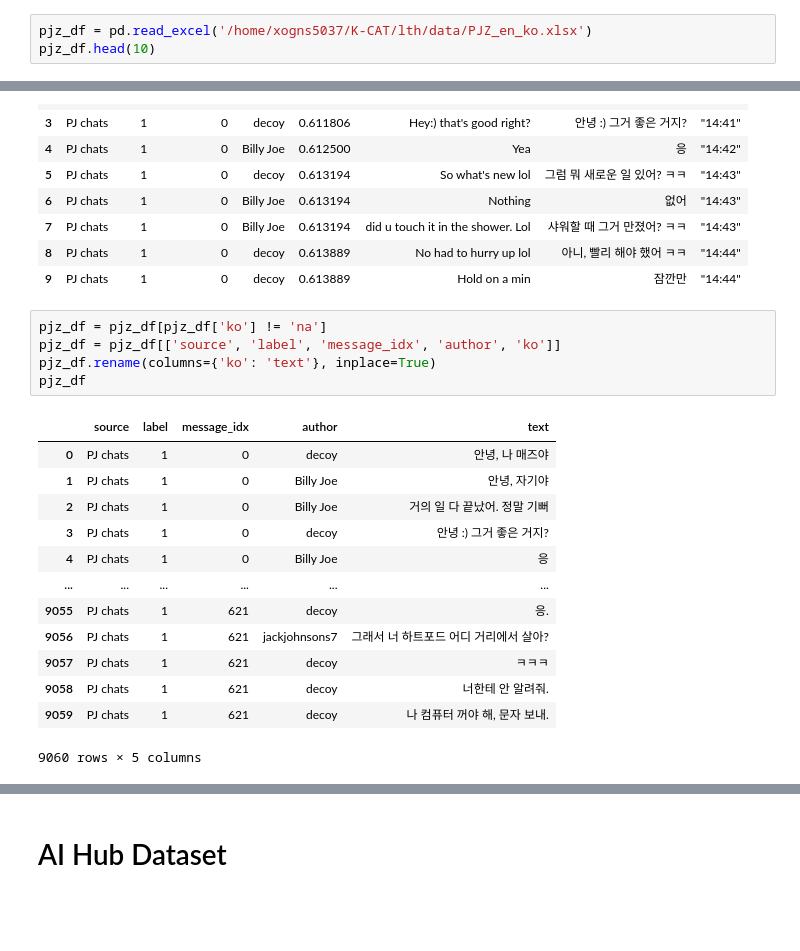
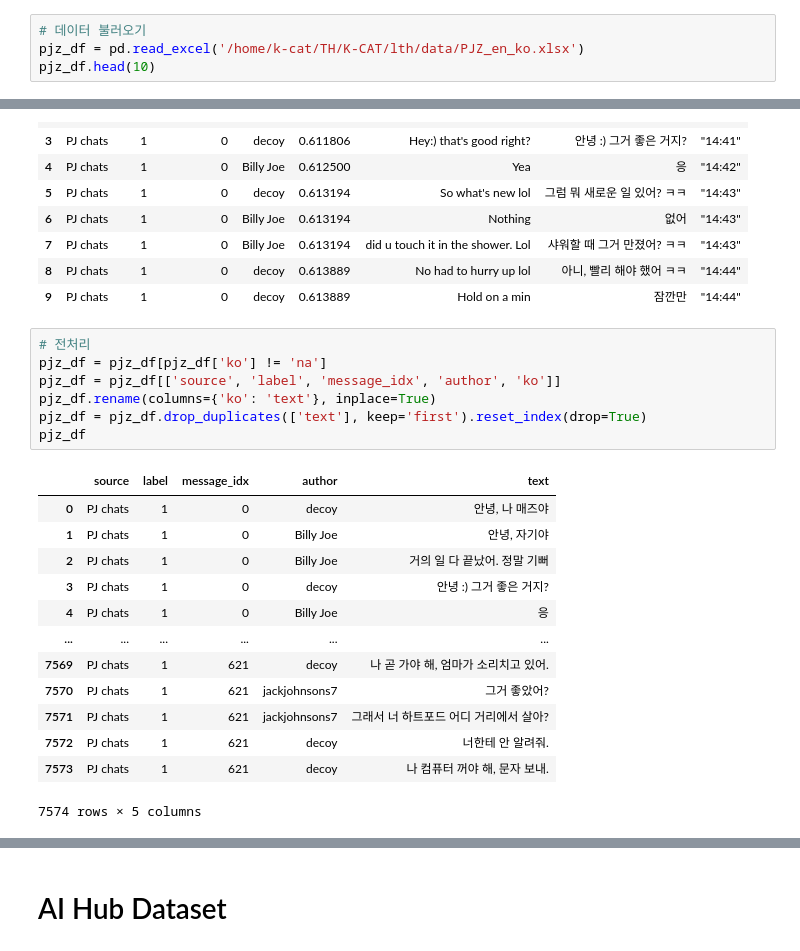
Before and after one commit to oiehhun/K-CAT, a Jupyter notebook: lth/data/preprocessing.ipynb, the cells around one changed output, grey strips where cells are left out. Drawn from its saved outputs; the diff is of its cells as text; blank space fills up the shorter version.

```diff
--- a/lth/data/preprocessing.ipynb
+++ b/lth/data/preprocessing.ipynb
@@ -8,7 +11,8 @@ import ast
 # %% [markdown]
 # PJZ Dataset
 # %%
-pjz_df = pd.read_excel('/home/xogns5037/K-CAT/lth/data/PJZ_en_ko.xlsx')
+# 데이터 불러오기
+pjz_df = pd.read_excel('/home/k-cat/TH/K-CAT/lth/data/PJZ_en_ko.xlsx')
 pjz_df.head(10)
 # %% [output]
 |  | source | label | message_idx | author | time | en | ko | time.1 |
@@ -23,21 +27,23 @@ pjz_df.head(10)
 | 8 | PJ chats | 1 | 0 | decoy | 0.613889 | No had to hurry up lol | 아니, 빨리 해야 했어 ㅋㅋ | "14:44" |
 | 9 | PJ chats | 1 | 0 | decoy | 0.613889 | Hold on a min | 잠깐만 | "14:44" |
 # %%
+# 전처리
 pjz_df = pjz_df[pjz_df['ko'] != 'na']
 pjz_df = pjz_df[['source', 'label', 'message_idx', 'author', 'ko']]
 pjz_df.rename(columns={'ko': 'text'}, inplace=True)
+pjz_df = pjz_df.drop_duplicates(['text'], keep='first').reset_index(drop=True)
 pjz_df
 # %% [output]
 |  | source | label | message_idx | author | text |
 | 0 | PJ chats | 1 | 0 | decoy | 안녕, 나 매즈야 |
 | 1 | PJ chats | 1 | 0 | Billy Joe | 안녕, 자기야 |
 | 2 | PJ chats | 1 | 0 | Billy Joe | 거의 일 다 끝났어. 정말 기뻐 |
 | 3 | PJ chats | 1 | 0 | decoy | 안녕 :) 그거 좋은 거지? |
 | 4 | PJ chats | 1 | 0 | Billy Joe | 응 |
 | ... | ... | ... | ... | ... | ... |
-| 9055 | PJ chats | 1 | 621 | decoy | 응. |
-| 9056 | PJ chats | 1 | 621 | jackjohnsons7 | 그래서 너 하트포드 어디 거리에서 살아? |
-| 9057 | PJ chats | 1 | 621 | decoy | ㅋㅋㅋ |
-| 9058 | PJ chats | 1 | 621 | decoy | 너한테 안 알려줘. |
-| 9059 | PJ chats | 1 | 621 | decoy | 나 컴퓨터 꺼야 해, 문자 보내. |
+| 7569 | PJ chats | 1 | 621 | decoy | 나 곧 가야 해, 엄마가 소리치고 있어. |
+| 7570 | PJ chats | 1 | 621 | jackjohnsons7 | 그거 좋았어? |
+| 7571 | PJ chats | 1 | 621 | jackjohnsons7 | 그래서 너 하트포드 어디 거리에서 살아? |
+| 7572 | PJ chats | 1 | 621 | decoy | 너한테 안 알려줘. |
+| 7573 | PJ chats | 1 | 621 | decoy | 나 컴퓨터 꺼야 해, 문자 보내. |
-9060 rows × 5 columns
+7574 rows × 5 columns
```
Also changed, not shown: parts of 34 cells of this notebook, 13 other files.
